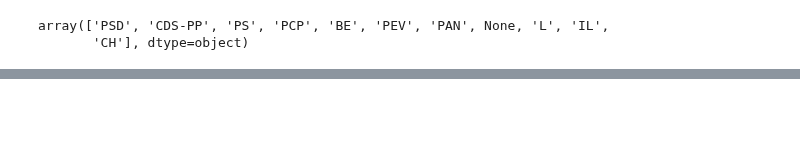
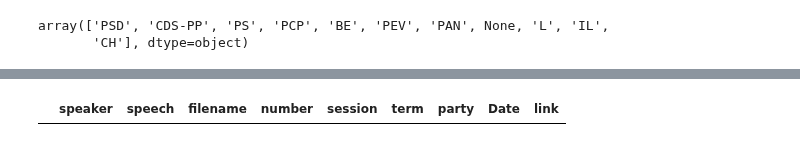
Before and after one commit to CT-P/portuguese_open_data, a Jupyter notebook: code/explore/transcripts_txt.ipynb, the cells around one changed output, grey strips where cells are left out. Cells and saved outputs as stored; diff of their text form; code cells hidden in the pictures; blank space fills up the shorter version.

```diff
--- a/code/explore/transcripts_txt.ipynb
+++ b/code/explore/transcripts_txt.ipynb
@@ -233,0 +304,17 @@ Length: 649, dtype: int64
+# %%
+def date_format(df, date_col, old_format="%d/%m/%Y", new_format="%Y-%m-%Y"):
+    import datetime
+    df[date_col] = pd.to_datetime(df[date_col], format =old_format)
+    df[date_col] = pd.to_datetime(df[date_col], format =new_format)
+    df[date_col]= df['Date'].dt.date
+    return df
+
+#import datetime
+dialogsDF=date_format(dialogsDF, 'Date')
+#['Date'] = pd.to_datetime(dialogsDF['Date'], format ="%d/%m/%Y")
+#dialogsDF['Date'] = pd.to_datetime(dialogsDF['Date'], format ="%Y-%m-%Y")
+#dialogsDF['Date']= dialogsDF['Date'].dt.date
+# %%
+dialogsDF[(dialogsDF.speaker=='adaosiva')  ]
+# %% [output]
+|  | speaker | speech | filename | number | session | term | party | Date | link |
```
Also changed, not shown: parts of 5 cells of this notebook.
